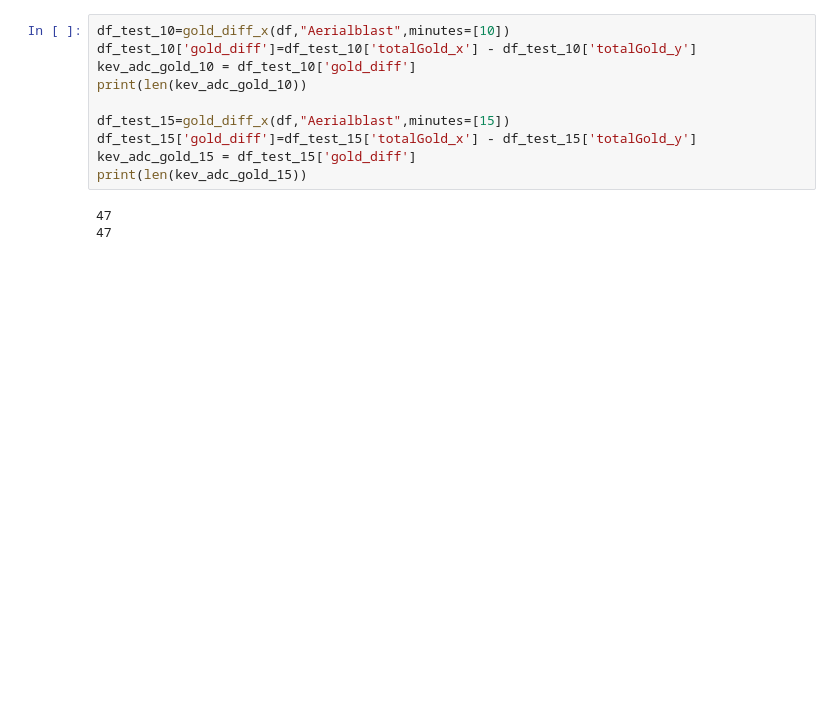
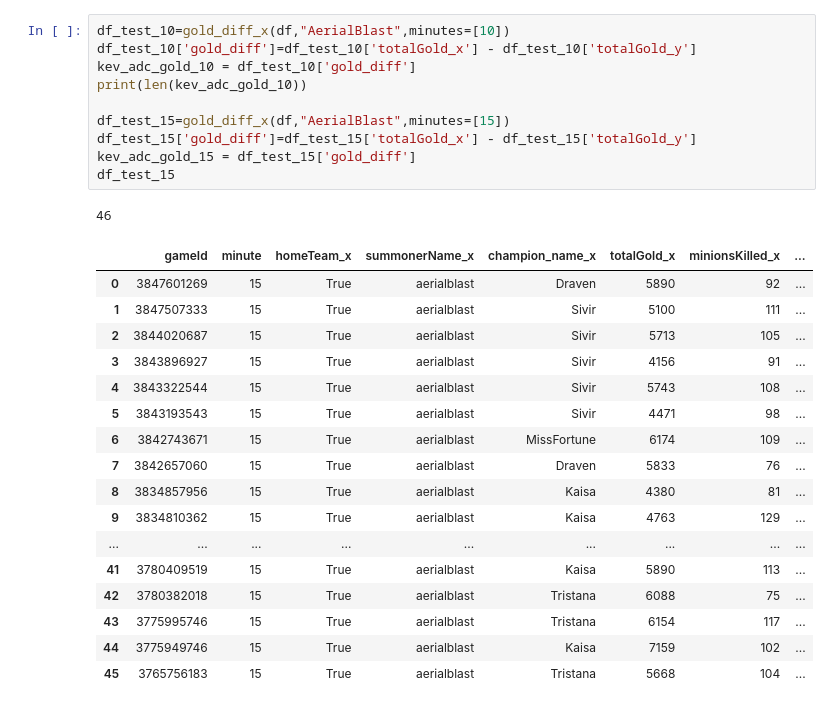
Before and after one commit to michaelmendelsohn/Riot_Api, a Jupyter notebook: data_analysis.ipynb, the cells around one changed output. Drawn from its saved outputs; the diff is of its cells as text; blank space fills up the shorter version.

```diff
--- a/data_analysis.ipynb
+++ b/data_analysis.ipynb
@@ -66,14 +64,30 @@ def gold_diff_x(df, name, minutes=[10], role="BOT_CARRY"):
 # %%
-df_test_10=gold_diff_x(df,"Aerialblast",minutes=[10])
+df_test_10=gold_diff_x(df,"AerialBlast",minutes=[10])
 df_test_10['gold_diff']=df_test_10['totalGold_x'] - df_test_10['totalGold_y']
 kev_adc_gold_10 = df_test_10['gold_diff']
 print(len(kev_adc_gold_10))
 
-df_test_15=gold_diff_x(df,"Aerialblast",minutes=[15])
+df_test_15=gold_diff_x(df,"AerialBlast",minutes=[15])
 df_test_15['gold_diff']=df_test_15['totalGold_x'] - df_test_15['totalGold_y']
 kev_adc_gold_15 = df_test_15['gold_diff']
-print(len(kev_adc_gold_15))
+df_test_15
 # %% [output]
-47
-47
+46
+|  | gameId | minute | homeTeam_x | summonerName_x | champion_name_x | totalGold_x | minionsKilled_x | ... |
+| 0 | 3847601269 | 15 | True | aerialblast | Draven | 5890 | 92 | ... |
+| 1 | 3847507333 | 15 | True | aerialblast | Sivir | 5100 | 111 | ... |
+| 2 | 3844020687 | 15 | True | aerialblast | Sivir | 5713 | 105 | ... |
+| 3 | 3843896927 | 15 | True | aerialblast | Sivir | 4156 | 91 | ... |
+| 4 | 3843322544 | 15 | True | aerialblast | Sivir | 5743 | 108 | ... |
+| 5 | 3843193543 | 15 | True | aerialblast | Sivir | 4471 | 98 | ... |
+| 6 | 3842743671 | 15 | True | aerialblast | MissFortune | 6174 | 109 | ... |
+| 7 | 3842657060 | 15 | True | aerialblast | Draven | 5833 | 76 | ... |
+| 8 | 3834857956 | 15 | True | aerialblast | Kaisa | 4380 | 81 | ... |
+| 9 | 3834810362 | 15 | True | aerialblast | Kaisa | 4763 | 129 | ... |
+| ... | ... | ... | ... | ... | ... | ... | ... | ... |
+| 41 | 3780409519 | 15 | True | aerialblast | Kaisa | 5890 | 113 | ... |
+| 42 | 3780382018 | 15 | True | aerialblast | Tristana | 6088 | 75 | ... |
+| 43 | 3775995746 | 15 | True | aerialblast | Tristana | 6154 | 117 | ... |
+| 44 | 3775949746 | 15 | True | aerialblast | Kaisa | 7159 | 102 | ... |
+| 45 | 3765756183 | 15 | True | aerialblast | Tristana | 5668 | 104 | ... |
 # %%
```
Also changed, not shown: parts of 9 cells of this notebook.
